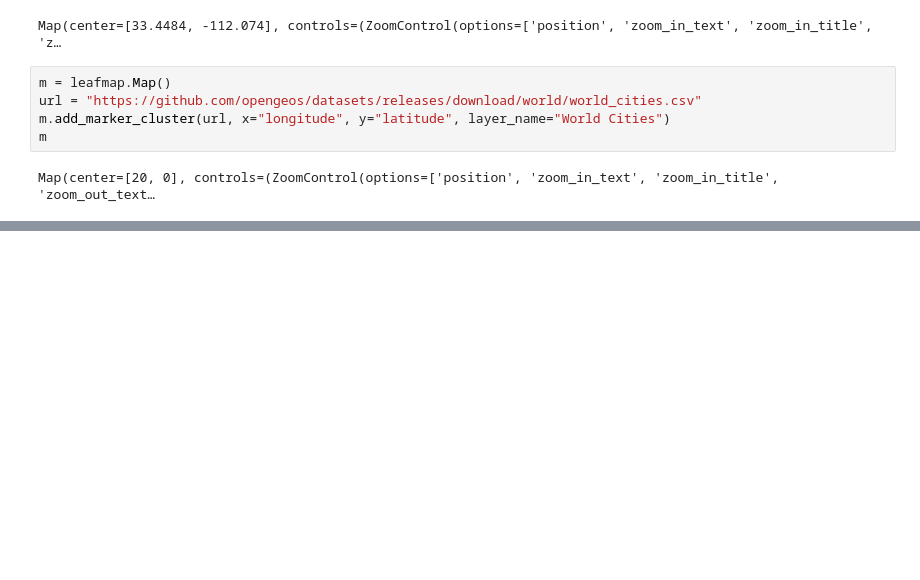
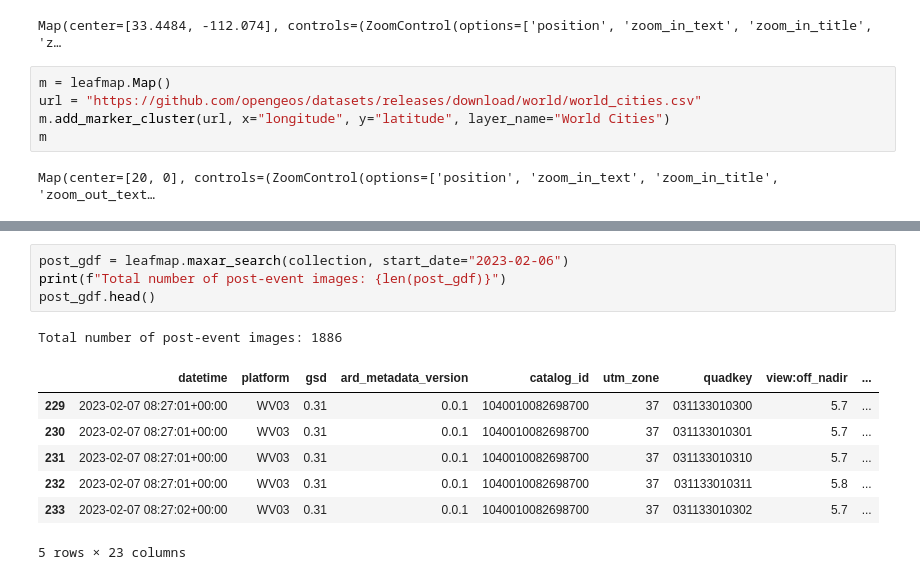
Before and after one commit to arjavrawal/gis322, a Jupyter notebook: lecture6_advancedvisualization/lecture6_advancedvisualization.ipynb, the cells around one changed output, grey strips where cells are left out. Drawn from its saved outputs; the diff is of its cells as text; blank space fills up the shorter version.

```diff
--- a/lecture6_advancedvisualization/lecture6_advancedvisualization.ipynb
+++ b/lecture6_advancedvisualization/lecture6_advancedvisualization.ipynb
@@ -121,0 +245,13 @@ Map(center=[20, 0], controls=(ZoomControl(options=['position', 'zoom_in_text', '
+# %%
+post_gdf = leafmap.maxar_search(collection, start_date="2023-02-06")
+print(f"Total number of post-event images: {len(post_gdf)}")
+post_gdf.head()
+# %% [output]
+Total number of post-event images: 1886
+|  | datetime | platform | gsd | ard_metadata_version | catalog_id | utm_zone | quadkey | view:off_nadir | ... |
+| 229 | 2023-02-07 08:27:01+00:00 | WV03 | 0.31 | 0.0.1 | 1040010082698700 | 37 | 031133010300 | 5.7 | ... |
+| 230 | 2023-02-07 08:27:01+00:00 | WV03 | 0.31 | 0.0.1 | 1040010082698700 | 37 | 031133010301 | 5.7 | ... |
+| 231 | 2023-02-07 08:27:01+00:00 | WV03 | 0.31 | 0.0.1 | 1040010082698700 | 37 | 031133010310 | 5.7 | ... |
+| 232 | 2023-02-07 08:27:01+00:00 | WV03 | 0.31 | 0.0.1 | 1040010082698700 | 37 | 031133010311 | 5.8 | ... |
+| 233 | 2023-02-07 08:27:02+00:00 | WV03 | 0.31 | 0.0.1 | 1040010082698700 | 37 | 031133010302 | 5.7 | ... |
+5 rows × 23 columns
```
Also changed, not shown: parts of 24 cells of this notebook.
